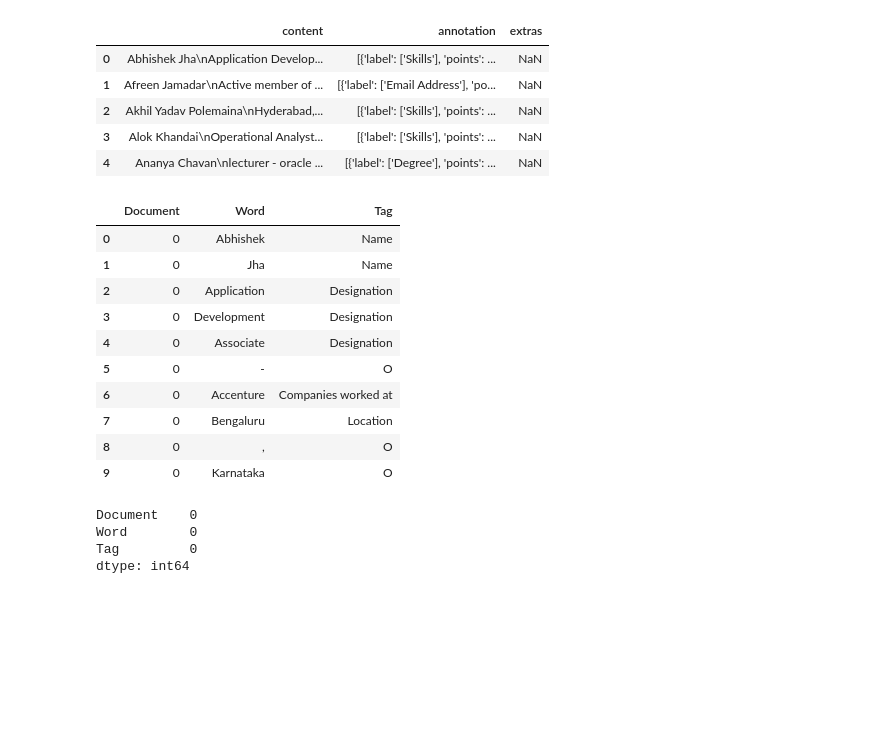
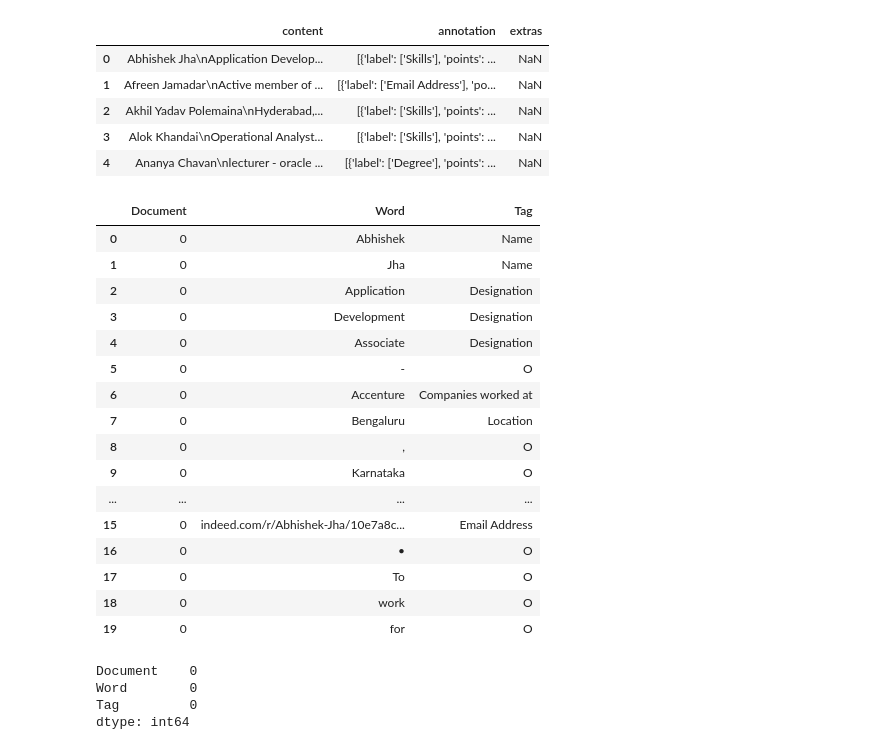
Before and after one commit to NitayGitHub/Resume-NER-Using-Bert, a Jupyter notebook: Resume NER Prediction.ipynb, the cells around one changed output. Drawn from its saved outputs; the diff is of its cells as text; code cells hidden in the pictures; blank space fills up the shorter version.

```diff
--- a/Resume NER Prediction.ipynb
+++ b/Resume NER Prediction.ipynb
@@ -93,7 +93,26 @@ def extract_word_tag_pairs(content, annotations):
             for word in untagged_text.split():
                 word_tag_pairs.append((word, 'O'))
 
-    return word_tag_pairs
+    # Merge consecutive 'Email Address' tags into a single entity
+    merged_word_tag_pairs = []
+    email_sequence = []
+    email_tag = 'Email Address'
+
+    for word, tag in word_tag_pairs:
+        if tag == email_tag and word != 'Indeed:':
+            email_sequence.append(word)
+        else:
+            if email_sequence:  # If there is a sequence to merge
+                merged_word_tag_pairs.append((" ".join(email_sequence), email_tag))
+                #merged_word_tag_pairs.append(("<EMAIL>", email_tag))
+                email_sequence = []
+            merged_word_tag_pairs.append((word, tag))
+
+    # Append any remaining 'EMAIL ADDRESS' sequence
+    if email_sequence:
+        merged_word_tag_pairs.append((" ".join(email_sequence), email_tag))
+
+    return merged_word_tag_pairs
 
 # Create the DataFrame with # Document, Word, Tag
 result = []
@@ -106,19 +125,27 @@ for index, row in df_data.iterrows():
         result.append([index, word, tag])
 
 words_tags_df = pd.DataFrame(result, columns=['Document', 'Word', 'Tag'])
-words_tags_df.head(10)
-# %% [output]
-|  | Document | Word | Tag |
-| 0 | 0 | Abhishek | Name |
-| 1 | 0 | Jha | Name |
-| 2 | 0 | Application | Designation |
-| 3 | 0 | Development | Designation |
-| 4 | 0 | Associate | Designation |
-| 5 | 0 | - | O |
-| 6 | 0 | Accenture | Companies worked at |
-| 7 | 0 | Bengaluru | Location |
-| 8 | 0 | , | O |
-| 9 | 0 | Karnataka | O |
+# %%
+# Check documet words and tags
+words_tags_df[words_tags_df['Document'] == 0].head(20)
+# %% [output]
+|  | Document | Word | Tag |
+| 0 | 0 | Abhishek | Name |
+| 1 | 0 | Jha | Name |
+| 2 | 0 | Application | Designation |
+| 3 | 0 | Development | Designation |
+| 4 | 0 | Associate | Designation |
+| 5 | 0 | - | O |
+| 6 | 0 | Accenture | Companies worked at |
+| 7 | 0 | Bengaluru | Location |
+| 8 | 0 | , | O |
+| 9 | 0 | Karnataka | O |
+| ... | ... | ... | ... |
+| 15 | 0 | indeed.com/r/Abhishek-Jha/10e7a8c... | Email Address |
+| 16 | 0 | • | O |
+| 17 | 0 | To | O |
+| 18 | 0 | work | O |
+| 19 | 0 | for | O |
 # %%
 #Checking Missing Values
 words_tags_df.isna().sum(axis=0)
```
Also changed, not shown: parts of 9 cells of this notebook.
